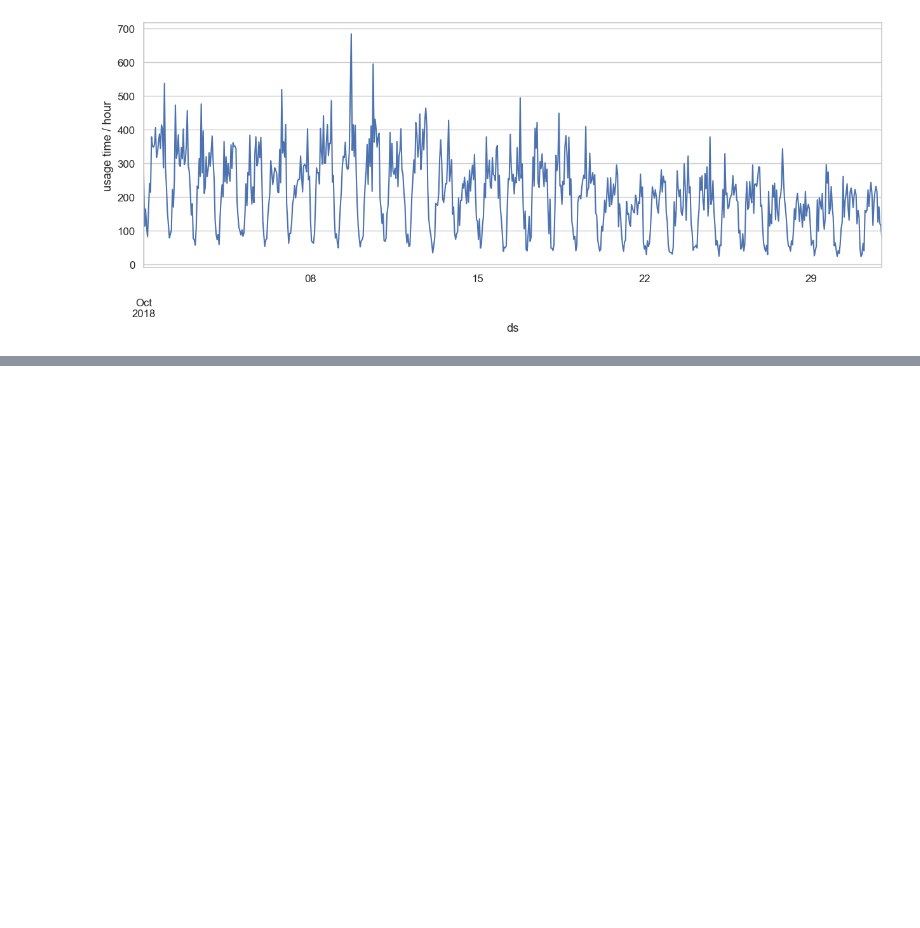
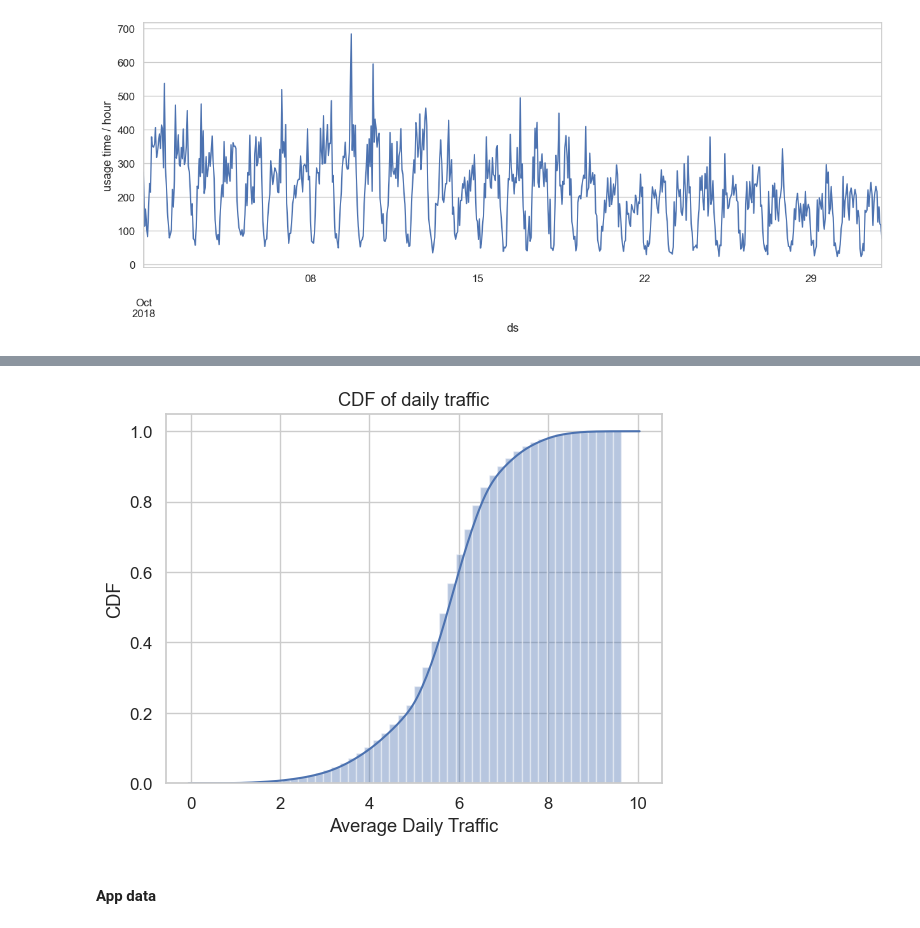
Before and after one commit to ChentingZ0/User_behaviour_data_analysis, a Jupyter notebook: preprocess.ipynb, the cells around one changed output, grey strips where cells are left out. Saved outputs shown, nothing was run; the diff lists cells and outputs as text; code cells hidden in the pictures; blank space fills up the shorter version.

```diff
--- a/main.ipynb
+++ b/preprocess.ipynb
@@ -280,0 +353,17 @@ Text(0, 0.5, 'usage time / hour')
+# %%
+# 对每个用户整个月使用流量的平均流量做CDF图
+x = traffic.y.values
+sns.distplot(x,
+             hist_kws=dict(cumulative=True),
+             kde_kws=dict(cumulative=True))
+# distplot是直方图和核密度曲线绘制函数
+# hist_kws表示以字典形式传入直方图的参数，kde_kws表示以字典的形式传入核密度曲线的参数
+# cumulative表示是否累计数据
+plt.xlabel('Average Daily Traffic')
+plt.ylabel('CDF')
+plt.title('CDF of daily traffic')
+plt.show()
+# %% [output]
+[figure, added]
+# %% [markdown]
+#### App data
```
Also changed, not shown: parts of 27 cells of this notebook.
